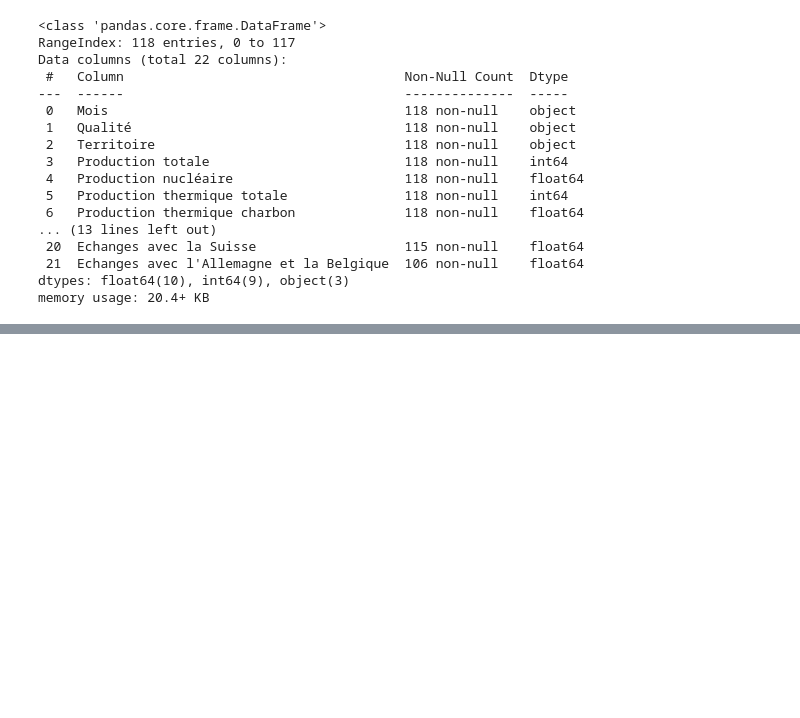
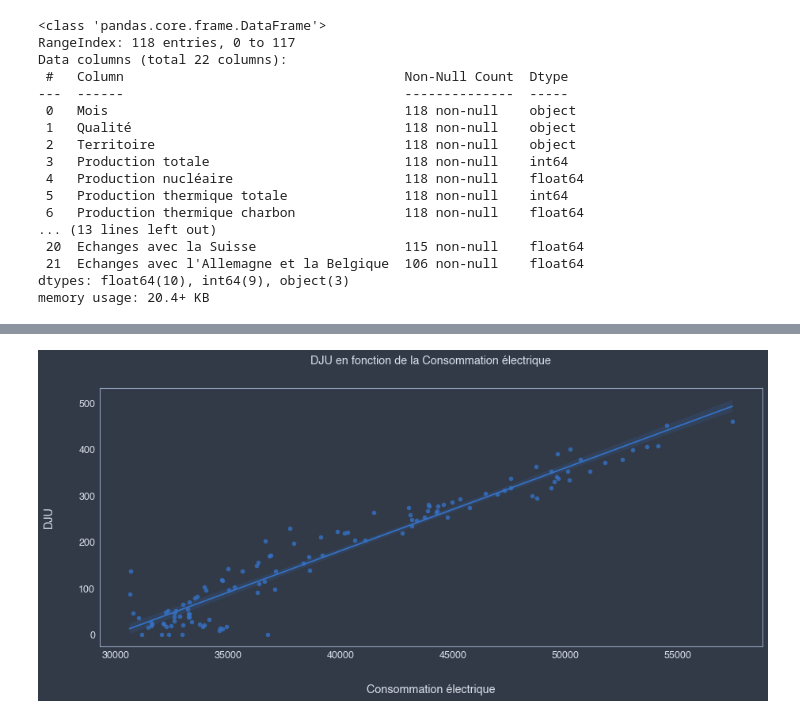
Before and after one commit to Gladouu/P9, a Jupyter notebook: P9_01_code.ipynb, the cells around one changed output, grey strips where cells are left out. Drawn from its saved outputs; the diff is of its cells as text; code cells hidden in the pictures; blank space fills up the shorter version.

```diff
--- a/P9_01_code.ipynb
+++ b/P9_01_code.ipynb
@@ -197,0 +293,11 @@ df = df.merge(dju, on='Mois')
+# %%
+plt.figure(figsize=(15,6))
+
+sns.regplot(x='Consommation totale', y='DJU', data=df)
+plt.xlabel('Consommation électrique', labelpad=30)
+plt.ylabel('DJU', labelpad=30)
+plt.title("DJU en fonction de la Consommation électrique", pad=30)
+
+plt.show()
+# %% [output]
+[figure, added]
```
Also changed, not shown: parts of 34 cells of this notebook.
